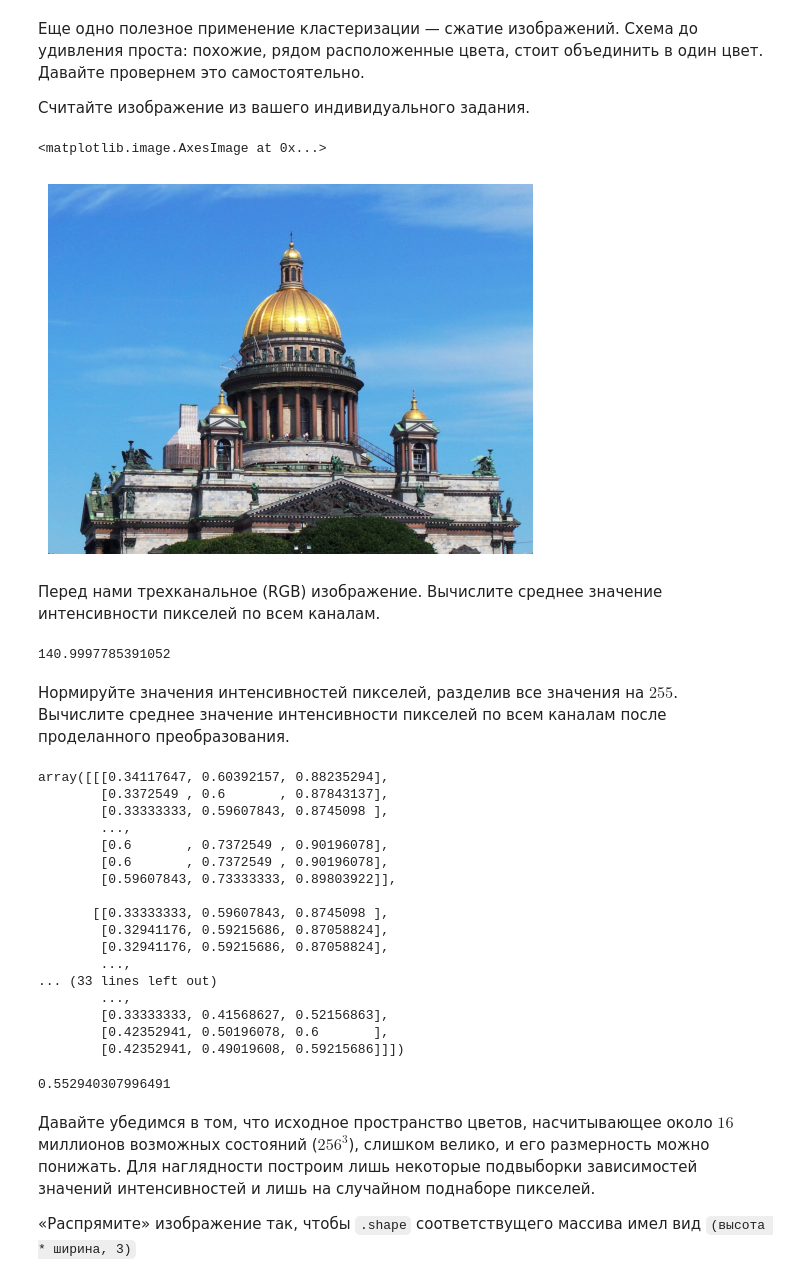
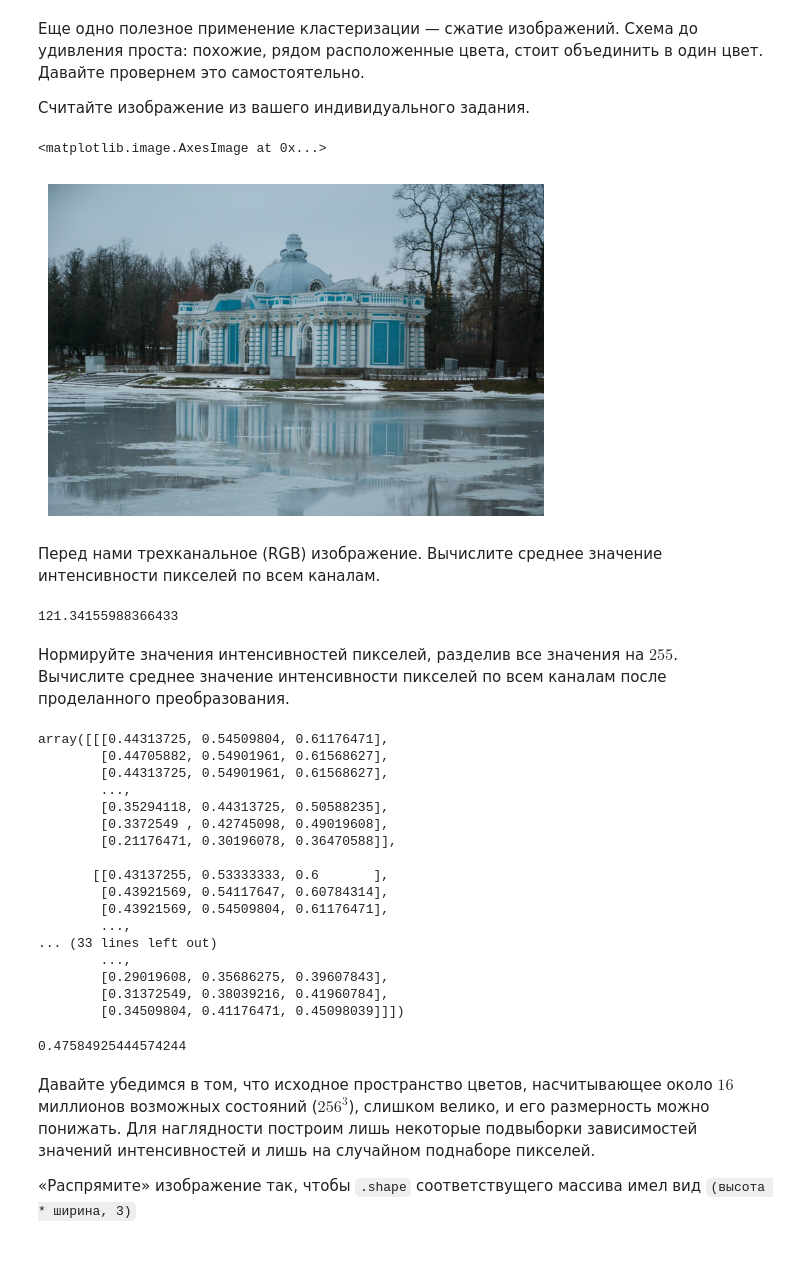
Before and after one commit to muzafarovdan/MyEducation, a Jupyter notebook: ML_OE/Clustering_Palette_Students.ipynb, the cells around one changed output. Cells and saved outputs as stored; diff of their text form; code cells hidden in the pictures; blank space fills up the shorter version.

```diff
--- a/ML_OE/Clustering_Palette_Students.ipynb
+++ b/ML_OE/Clustering_Palette_Students.ipynb
@@ -7,52 +7,52 @@
 # %%
 import matplotlib.pyplot as plt
 import cv2
 import numpy as np
 
 
 # Путь к изображению
-img_path = 'DATA/spb_st_isaacs_2.jpg'
+img_path = '/Users/muzafarov/Desktop/MyEducation/ML_OE/spb_barocco.jpg'
 
 img = cv2.imread(img_path)
 img = cv2.cvtColor(img, cv2.COLOR_BGR2RGB)
 plt.axis('off')
 plt.imshow(img)
 # %% [output]
 <matplotlib.image.AxesImage at 0x...>
-[figure, old version]
+[figure, new version]
 # %% [markdown]
 Перед нами трехканальное (RGB) изображение. Вычислите среднее значение интенсивности пикселей по всем каналам.
 # %%
 np.mean(img)
 # %% [output]
-140.9997785391052
+121.34155988366433
 # %% [markdown]
 Нормируйте значения интенсивностей пикселей, разделив все значения на $255$. Вычислите среднее значение интенсивности пикселей по всем каналам после проделанного преобразования.
 # %%
 img = img/255
 img
 # %% [output]
-array([[[0.34117647, 0.60392157, 0.88235294],
-        [0.3372549 , 0.6       , 0.87843137],
-        [0.33333333, 0.59607843, 0.8745098 ],
+array([[[0.44313725, 0.54509804, 0.61176471],
+        [0.44705882, 0.54901961, 0.61568627],
+        [0.44313725, 0.54901961, 0.61568627],
         ...,
-        [0.6       , 0.7372549 , 0.90196078],
-        [0.6       , 0.7372549 , 0.90196078],
-        [0.59607843, 0.73333333, 0.89803922]],
+        [0.35294118, 0.44313725, 0.50588235],
+        [0.3372549 , 0.42745098, 0.49019608],
+        [0.21176471, 0.30196078, 0.36470588]],
 
-       [[0.33333333, 0.59607843, 0.8745098 ],
-        [0.32941176, 0.59215686, 0.87058824],
-        [0.32941176, 0.59215686, 0.87058824],
+       [[0.43137255, 0.53333333, 0.6       ],
+        [0.43921569, 0.54117647, 0.60784314],
+        [0.43921569, 0.54509804, 0.61176471],
         ...,
 ... (33 lines left out)
         ...,
-        [0.33333333, 0.41568627, 0.52156863],
-        [0.42352941, 0.50196078, 0.6       ],
-        [0.42352941, 0.49019608, 0.59215686]]])
+        [0.29019608, 0.35686275, 0.39607843],
+        [0.31372549, 0.38039216, 0.41960784],
+        [0.34509804, 0.41176471, 0.45098039]]])
 # %%
 np.mean(img)
 # %% [output]
-0.552940307996491
+0.47584925444574244
 # %% [markdown]
 Давайте убедимся в том, что исходное пространство цветов, насчитывающее около $16$ миллионов возможных состояний ($256^3$), слишком велико, и его размерность можно понижать. Для наглядности построим лишь некоторые подвыборки зависимостей значений интенсивностей и лишь на случайном поднаборе пикселей.
 
```
Also changed, not shown: parts of 7 cells of this notebook, 8 other files.
